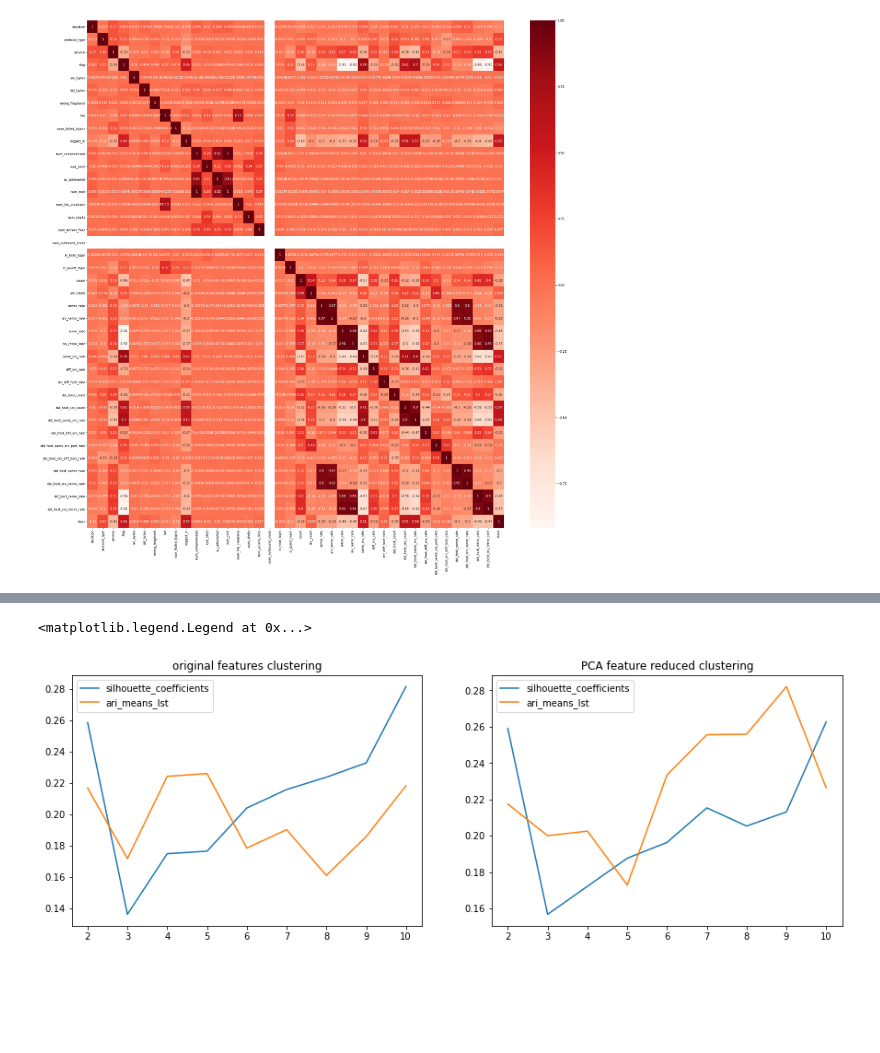
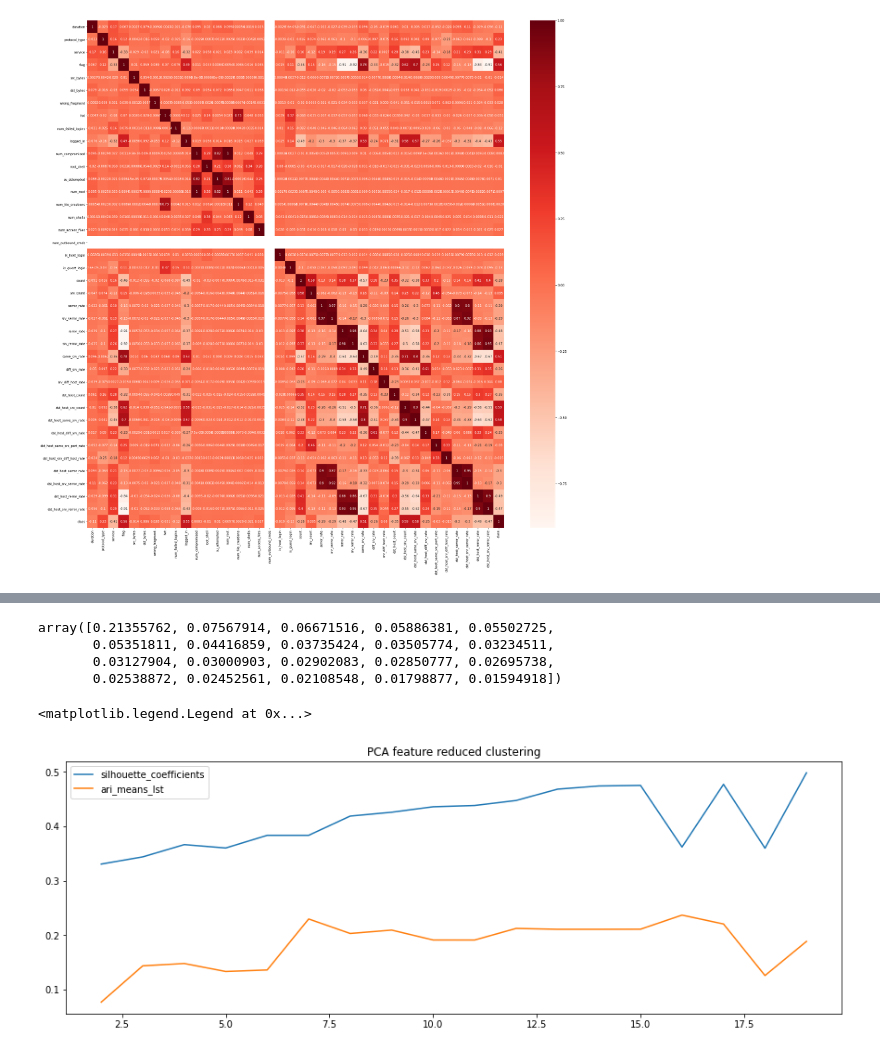
Before and after one commit to shivabansal1046/BITSAssignments, a Jupyter notebook: IDS_Assignment1/Network profiling.ipynb, the cells around one changed output, grey strips where cells are left out. Saved outputs shown, nothing was run; the diff lists cells and outputs as text; code cells hidden in the pictures; blank space fills up the shorter version.

```diff
--- a/IDS_Assignment1/Network profiling.ipynb
+++ b/IDS_Assignment1/Network profiling.ipynb
@@ -217,3 +235,2 @@ Series([], dtype: float64)
 # %%
-data = data.drop(['num_compromised', 'srv_rerror_rate',
-           'srv_serror_rate', 'dst_host_srv_serror_rate', 'dst_host_srv_rerror_rate'], axis=1)
+data = data.drop(['num_compromised', 'srv_serror_rate', 'dst_host_srv_serror_rate'], axis=1)
@@ -288,15 +278,15 @@ for i in data.columns:
 # %%
-## One hot encoding
 def encode_and_bind(original_dataframe, feature_to_encode):
     dummies = pd.get_dummies(original_dataframe[[feature_to_encode]], drop_first= True)
     res = pd.concat([original_dataframe, dummies], axis=1)
     res = res.drop([feature_to_encode], axis=1)
     return(res)
 
-features_to_encode = cardinality_info.col_name.unique()
+features_to_encode = ['flag', 'is_guest_login', 'is_host_login', 'protocol_type', 'root_shell',
+ 'su_attempted', 'wrong_fragment', 'service', 'hot', 'logged_in']
 
 for feature in features_to_encode:
-    clean_df = encode_and_bind(clean_df, feature)
+    clean_df = encode_and_bind(data, feature)
 # %%
 clean_df
 # %% [output]
@@ -354,9 +344,16 @@ ax.grid()
 # %%
 from sklearn.decomposition import PCA
-pca = PCA(n_components=50)
+pca = PCA(n_components=20)
 principalComponents = pca.fit_transform(x)
 principalDf = pd.DataFrame(data = principalComponents
              )
+# %%
+pca.explained_variance_ratio_
+# %% [output]
+array([0.21355762, 0.07567914, 0.06671516, 0.05886381, 0.05502725,
+       0.05351811, 0.04416859, 0.03735424, 0.03505774, 0.03234511,
+       0.03127904, 0.03000903, 0.02902083, 0.02850777, 0.02695738,
+       0.02538872, 0.02452561, 0.02108548, 0.01798877, 0.01594918])
 # %%
 from sklearn.metrics import silhouette_score
 from sklearn.metrics import adjusted_rand_score
@@ -374,7 +371,7 @@ def k_means(df):
     sse = []
 
     # Notice you start at 2 clusters for silhouette coefficient
-    for k in range(2, 11):
+    for k in range(2, 20):
         kmeans = KMeans(n_clusters=k, **kmeans_kwargs)
         kmeans.fit(df)
         sse.append(kmeans.inertia_)
@@ -387,16 +384,11 @@ def k_means(df):
 original_featured_cluster = k_means(x)
 pca_reduced_features_cluster = k_means(principalDf)
 # %%
-figure, axes = plt.subplots(1, 2, figsize=(15,5))
-
-axes[0].plot(range(2, 11), original_featured_cluster[2], label = "silhouette_coefficients")
-axes[0].plot(range(2, 11), original_featured_cluster[3], label = "ari_means_lst")
-axes[0].set_title("original features clustering")
-axes[0].legend()
-axes[1].plot(range(2, 11), pca_reduced_features_cluster[2], label = "silhouette_coefficients")
-axes[1].plot(range(2, 11), pca_reduced_features_cluster[3], label = "ari_means_lst")
-axes[1].set_title("PCA feature reduced clustering")
-axes[1].legend()
+figure, axes = plt.subplots(1, 1, figsize=(15,5))
+axes.plot(range(2, 20), pca_reduced_features_cluster[2], label = "silhouette_coefficients")
+axes.plot(range(2, 20), pca_reduced_features_cluster[3], label = "ari_means_lst")
+axes.set_title("PCA feature reduced clustering")
+axes.legend()
 # %% [output]
 <matplotlib.legend.Legend at 0x...>
-[figure, old version]
+[figure, new version]
```
Also changed, not shown: parts of 24 cells of this notebook.
